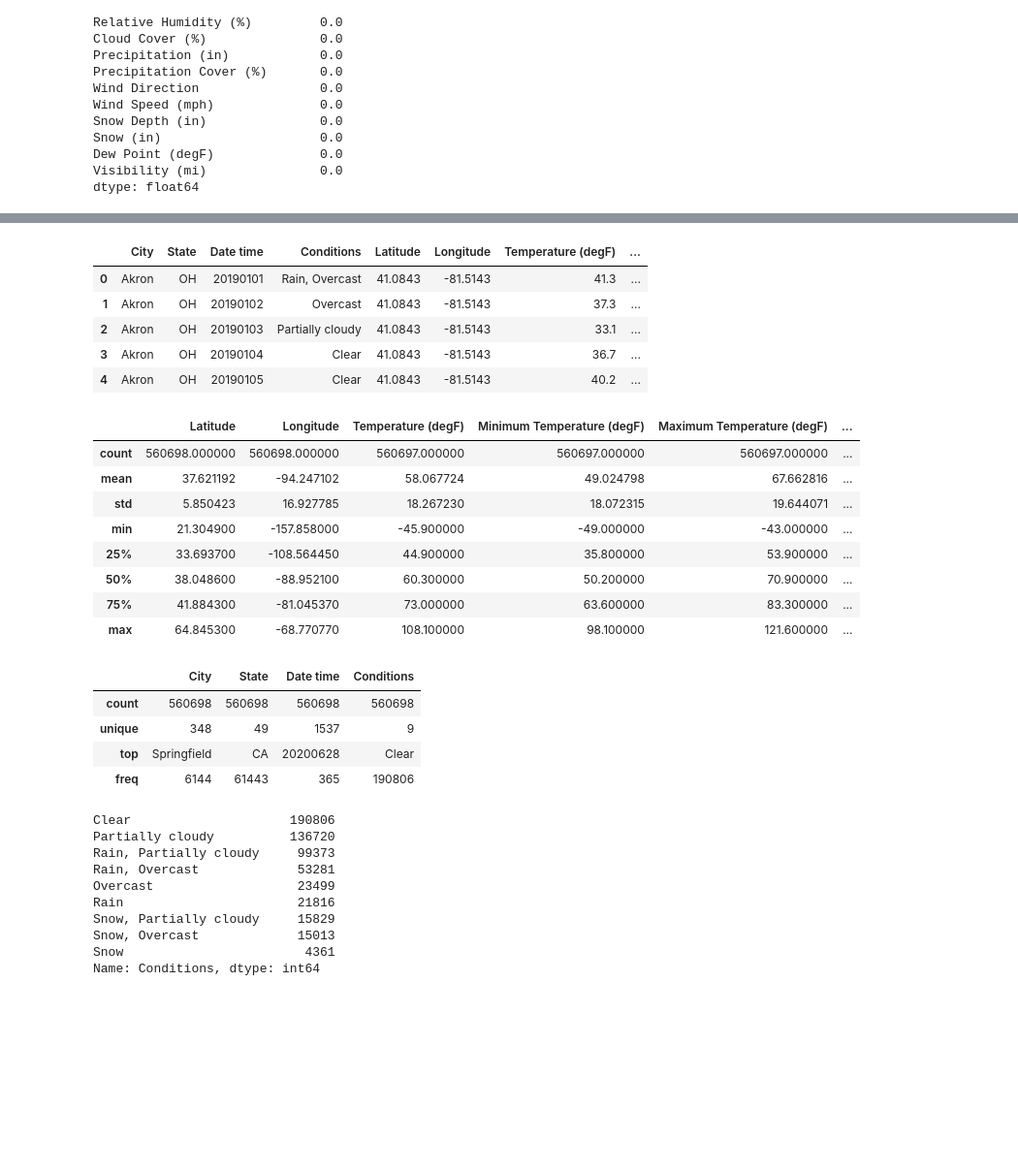
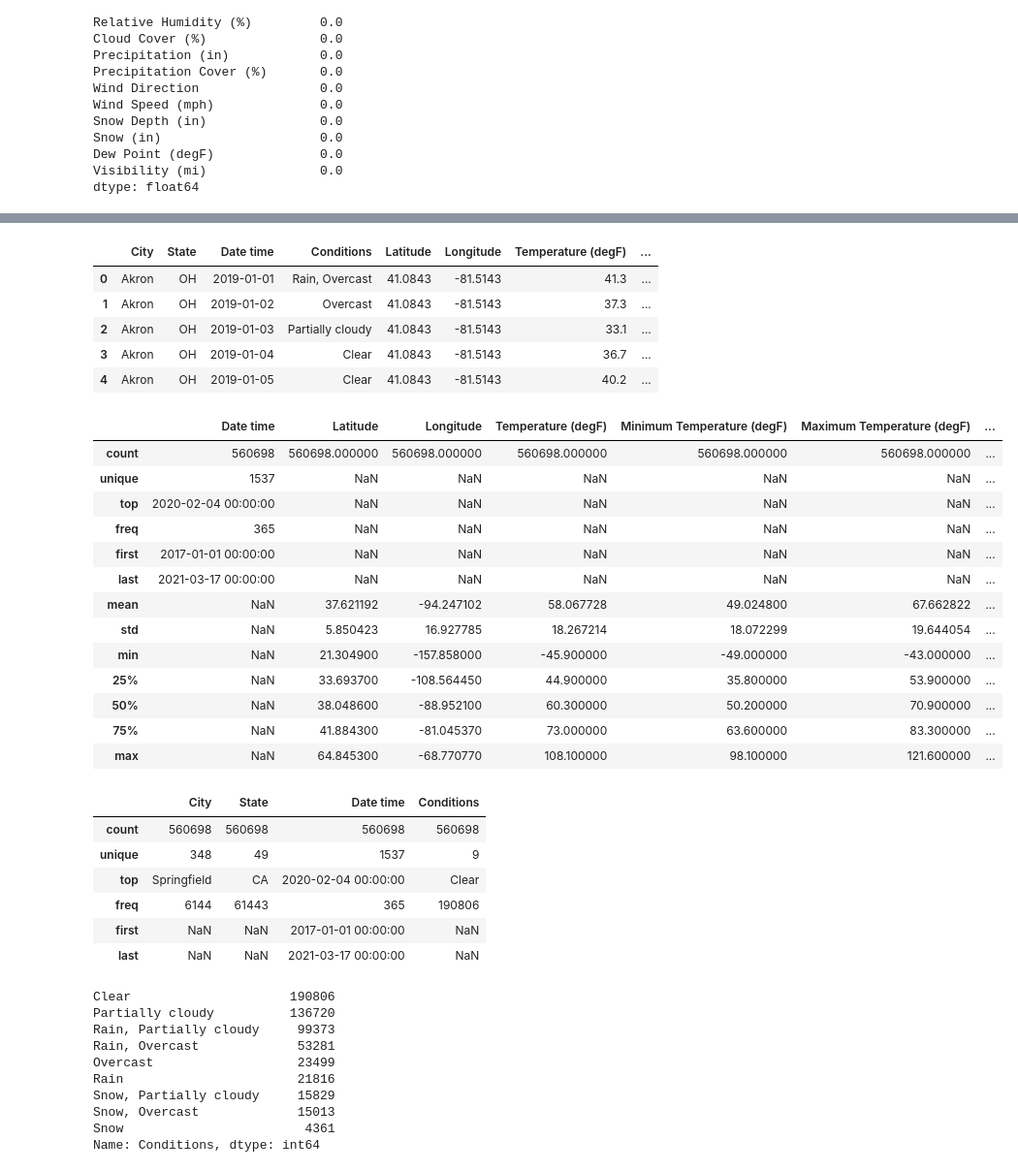
Before and after one commit to BloomTech-Labs/PT17_cityspire-f-ds, a Jupyter notebook: weather_api/Weather_Data_Engineering_Predictions.ipynb, the cells around one changed output, grey strips where cells are left out. Shown: that part at 97% size. Saved outputs shown, nothing was run; the diff lists cells and outputs as text; code cells hidden in the pictures; blank space fills up the shorter version.

```diff
--- a/weather_api/Weather_Data_Engineering_Predictions.ipynb
+++ b/weather_api/Weather_Data_Engineering_Predictions.ipynb
@@ -12,9 +12,12 @@ import plotly.express as px
 FILE_PATH = os.path.abspath(os.path.dirname('data/cities_after_eda.csv'))
 location_df = pd.read_csv(FILE_PATH + '/cities_after_eda.csv')
 
-# #Replacing the names of cities with underscores
-# cities.replace('\s+', '_',regex=True,inplace=True)
-location_df.head()
+# Reorder columns
+location_df = location_df[['City','State','Date time','Conditions' ,'Latitude','Longitude','Temperature (degF)',
+                           'Minimum Temperature (degF)','Maximum Temperature (degF)','Relative Humidity (%)',
+                           'Cloud Cover (%)','Precipitation (in)','Precipitation Cover (%)', 'Wind Direction',
+                           'Wind Speed (mph)','Snow Depth (in)', 'Snow (in)','Dew Point (degF)','Visibility (mi)']]
+location_df.head(3)
 # %% [output]
 |  | City | State | Date time | Conditions | Latitude | Longitude | Temperature (degF) | ... |
 | 0 | Akron | OH | 2019-01-01 | Rain, Overcast | 41.0843 | -81.5143 | 41.3 | ... |
@@ -125,8 +75,8 @@ Visibility (mi)               1
 dtype: int64
 # %%
 # Replace null value in Conditions column with the most common value
-cities_df['Conditions']= cities_df[['Conditions']].apply(lambda x: x.fillna(x.value_counts().index[0]))
-cities_df['Conditions'].isnull().sum()
+location_df['Conditions']= location_df[['Conditions']].apply(lambda x: x.fillna(x.value_counts().index[0]))
+location_df['Conditions'].isnull().sum()
 # %% [output]
 0
 # %%
@@ -194,0 +183,9 @@ sns.distplot(cities_df['Visibility (mi)'])
+# %%
+# Fill float type missing values with median values because most of the columns have outliers
+
+float_columns = location_df.select_dtypes(include=['float64']).columns.tolist()
+
+for column in location_df:
+    if location_df[column].isnull().any():
+        if(column in float_columns):
+            location_df[column]=location_df[column].fillna(location_df[column].median())
@@ -195,32 +239,39 @@ sns.distplot(cities_df['Visibility (mi)'])
 # %%
-cities_df.head()
+location_df.head()
 # %% [output]
 |  | City | State | Date time | Conditions | Latitude | Longitude | Temperature (degF) | ... |
-| 0 | Akron | OH | 20190101 | Rain, Overcast | 41.0843 | -81.5143 | 41.3 | ... |
-| 1 | Akron | OH | 20190102 | Overcast | 41.0843 | -81.5143 | 37.3 | ... |
-| 2 | Akron | OH | 20190103 | Partially cloudy | 41.0843 | -81.5143 | 33.1 | ... |
-| 3 | Akron | OH | 20190104 | Clear | 41.0843 | -81.5143 | 36.7 | ... |
-| 4 | Akron | OH | 20190105 | Clear | 41.0843 | -81.5143 | 40.2 | ... |
+| 0 | Akron | OH | 2019-01-01 | Rain, Overcast | 41.0843 | -81.5143 | 41.3 | ... |
+| 1 | Akron | OH | 2019-01-02 | Overcast | 41.0843 | -81.5143 | 37.3 | ... |
+| 2 | Akron | OH | 2019-01-03 | Partially cloudy | 41.0843 | -81.5143 | 33.1 | ... |
+| 3 | Akron | OH | 2019-01-04 | Clear | 41.0843 | -81.5143 | 36.7 | ... |
+| 4 | Akron | OH | 2019-01-05 | Clear | 41.0843 | -81.5143 | 40.2 | ... |
 # %%
 # Describe numerical features
-cities_df.describe(exclude=['O'])
+location_df.describe(exclude=['O'])
 # %% [output]
-|  | Latitude | Longitude | Temperature (degF) | Minimum Temperature (degF) | Maximum Temperature (degF) | ... |
-| count | 560698.000000 | 560698.000000 | 560697.000000 | 560697.000000 | 560697.000000 | ... |
-| mean | 37.621192 | -94.247102 | 58.067724 | 49.024798 | 67.662816 | ... |
-| std | 5.850423 | 16.927785 | 18.267230 | 18.072315 | 19.644071 | ... |
-| min | 21.304900 | -157.858000 | -45.900000 | -49.000000 | -43.000000 | ... |
-| 25% | 33.693700 | -108.564450 | 44.900000 | 35.800000 | 53.900000 | ... |
-| 50% | 38.048600 | -88.952100 | 60.300000 | 50.200000 | 70.900000 | ... |
-| 75% | 41.884300 | -81.045370 | 73.000000 | 63.600000 | 83.300000 | ... |
-| max | 64.845300 | -68.770770 | 108.100000 | 98.100000 | 121.600000 | ... |
+|  | Date time | Latitude | Longitude | Temperature (degF) | Minimum Temperature (degF) | Maximum Temperature (degF) | ... |
+| count | 560698 | 560698.000000 | 560698.000000 | 560698.000000 | 560698.000000 | 560698.000000 | ... |
+| unique | 1537 | NaN | NaN | NaN | NaN | NaN | ... |
+| top | 2020-02-04 00:00:00 | NaN | NaN | NaN | NaN | NaN | ... |
+| freq | 365 | NaN | NaN | NaN | NaN | NaN | ... |
+| first | 2017-01-01 00:00:00 | NaN | NaN | NaN | NaN | NaN | ... |
+| last | 2021-03-17 00:00:00 | NaN | NaN | NaN | NaN | NaN | ... |
+| mean | NaN | 37.621192 | -94.247102 | 58.067728 | 49.024800 | 67.662822 | ... |
+| std | NaN | 5.850423 | 16.927785 | 18.267214 | 18.072299 | 19.644054 | ... |
+| min | NaN | 21.304900 | -157.858000 | -45.900000 | -49.000000 | -43.000000 | ... |
+| 25% | NaN | 33.693700 | -108.564450 | 44.900000 | 35.800000 | 53.900000 | ... |
+| 50% | NaN | 38.048600 | -88.952100 | 60.300000 | 50.200000 | 70.900000 | ... |
+| 75% | NaN | 41.884300 | -81.045370 | 73.000000 | 63.600000 | 83.300000 | ... |
+| max | NaN | 64.845300 | -68.770770 | 108.100000 | 98.100000 | 121.600000 | ... |
 # %%
 # Describe catgorical features
-cities_df.describe(exclude='number')
+location_df.describe(exclude='number')
 # %% [output]
 |  | City | State | Date time | Conditions |
 | count | 560698 | 560698 | 560698 | 560698 |
 | unique | 348 | 49 | 1537 | 9 |
-| top | Springfield | CA | 20200628 | Clear |
+| top | Springfield | CA | 2020-02-04 00:00:00 | Clear |
 | freq | 6144 | 61443 | 365 | 190806 |
+| first | NaN | NaN | 2017-01-01 00:00:00 | NaN |
+| last | NaN | NaN | 2021-03-17 00:00:00 | NaN |
 # %%
```
Also changed, not shown: parts of 47 cells of this notebook.
